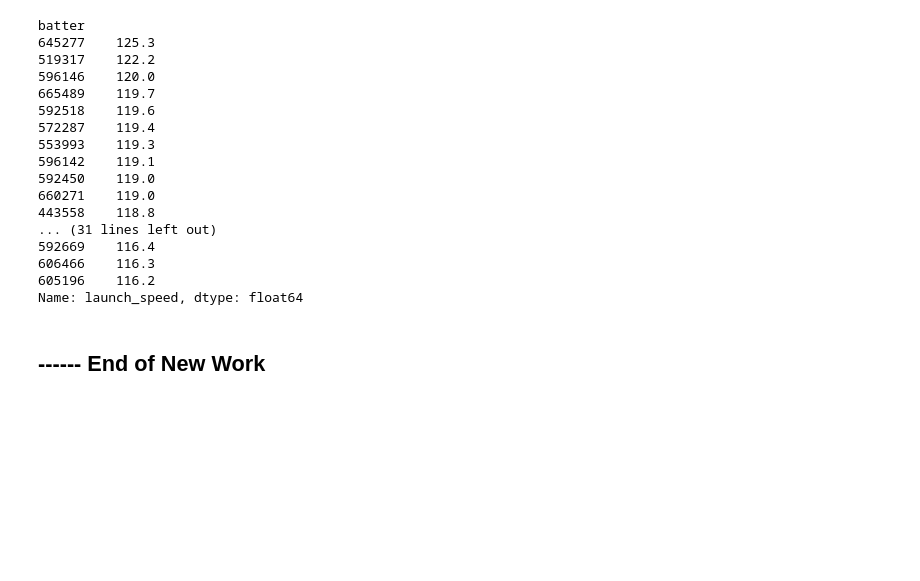
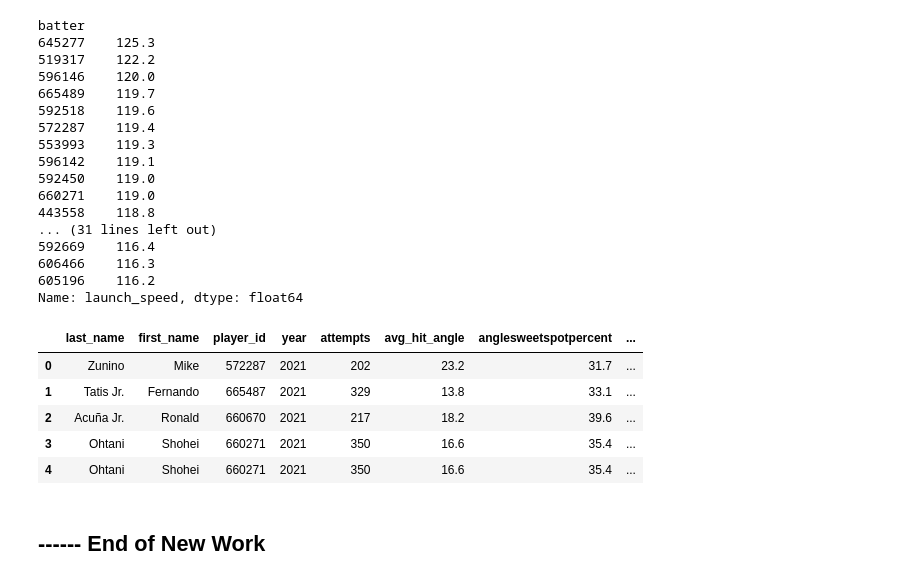
Before and after one commit to haueter19/baseball, a Jupyter notebook: Fantasy Work.ipynb, the cells around one changed output. Cells and saved outputs as stored; diff of their text form; code cells hidden in the pictures; blank space fills up the shorter version.

```diff
--- a/Fantasy Work.ipynb
+++ b/Fantasy Work.ipynb
@@ -506,5 +508,18 @@ batter
 606466    116.3
 605196    116.2
 Name: launch_speed, dtype: float64
+# %%
+sc = pd.read_csv('data/2021-statcast-exit_velocity.csv')
+id_map = pd.read_csv('data/Player-ID-Map.csv')
+sc = sc.merge(id_map[['IDFANGRAPHS', 'MLBID']], left_on='player_id', right_on='MLBID')
+# %%
+sc.head()
+# %% [output]
+|  | last_name | first_name | player_id | year | attempts | avg_hit_angle | anglesweetspotpercent | ... |
+| 0 | Zunino | Mike | 572287 | 2021 | 202 | 23.2 | 31.7 | ... |
+| 1 | Tatis Jr. | Fernando | 665487 | 2021 | 329 | 13.8 | 33.1 | ... |
+| 2 | Acuña Jr. | Ronald | 660670 | 2021 | 217 | 18.2 | 39.6 | ... |
+| 3 | Ohtani | Shohei | 660271 | 2021 | 350 | 16.6 | 35.4 | ... |
+| 4 | Ohtani | Shohei | 660271 | 2021 | 350 | 16.6 | 35.4 | ... |
 # %% [markdown]
 ## ------ End of New Work
```
Also changed, not shown: parts of 13 cells of this notebook, 7 other files.
